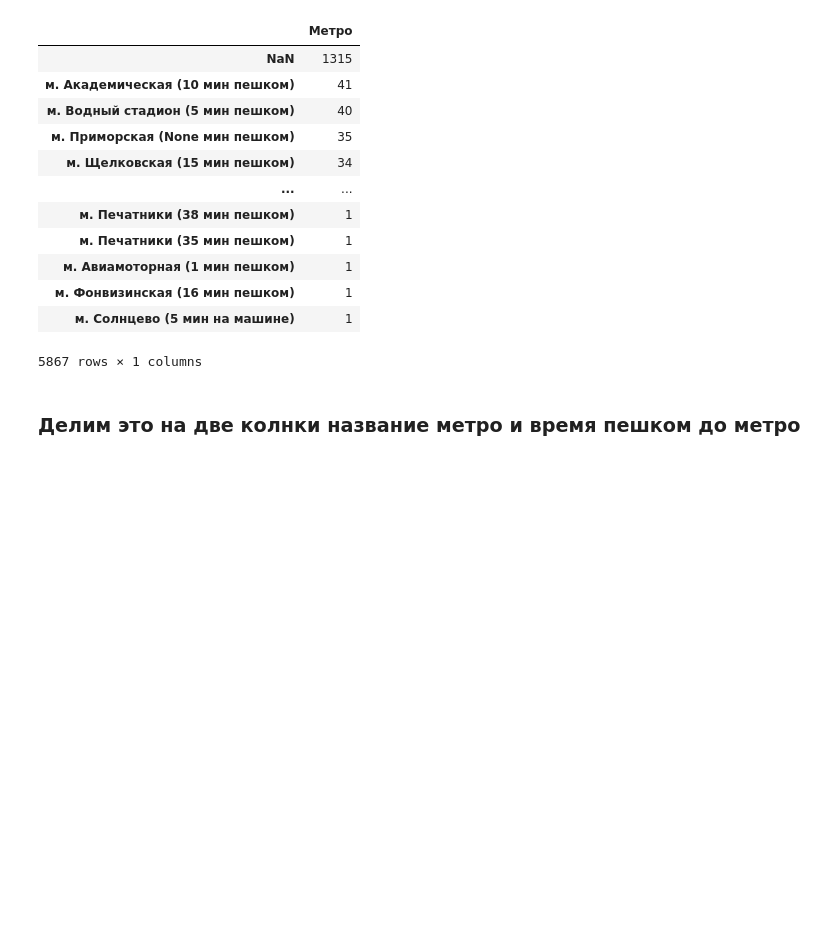
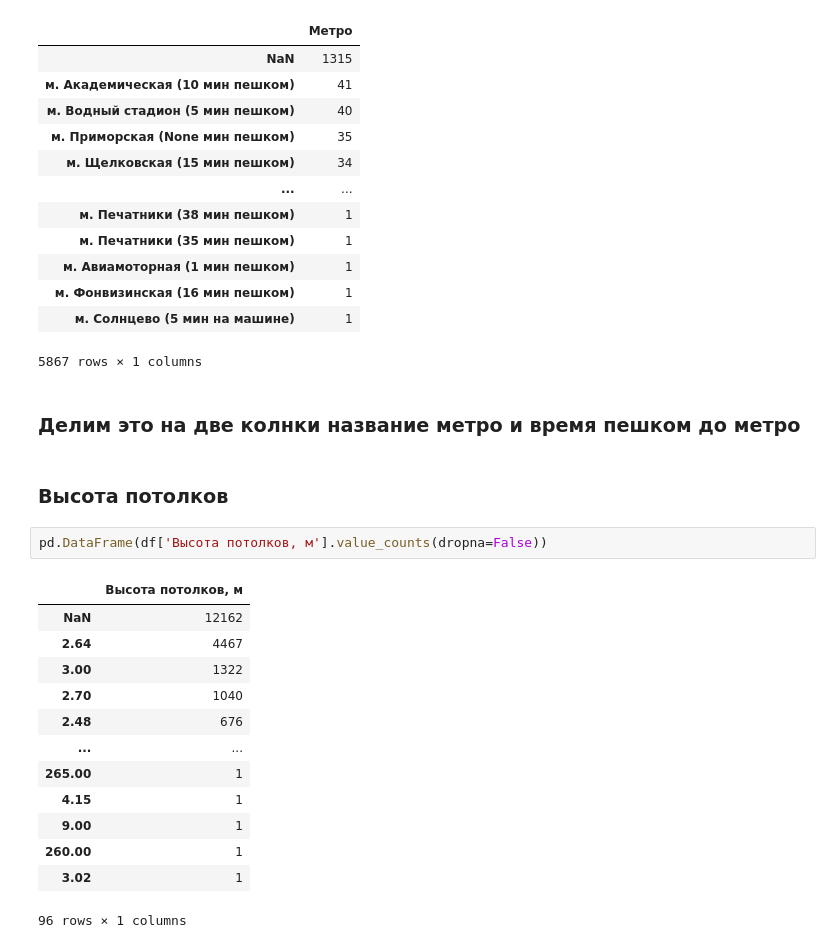
Before and after one commit to sunny-annie/Streamlit_rent_real_estate, a Jupyter notebook: EDA.ipynb, the cells around one changed output. Drawn from its saved outputs; the diff is of its cells as text; blank space fills up the shorter version.

```diff
--- a/EDA.ipynb
+++ b/EDA.ipynb
@@ -375,3 +375,21 @@ pd.DataFrame(df['Метро'].value_counts(dropna=False))
 5867 rows × 1 columns
 # %% [markdown]
 ### Делим это на две колнки название метро и время пешком до метро
+# %% [markdown]
+### Высота потолков
+# %%
+pd.DataFrame(df['Высота потолков, м'].value_counts(dropna=False))
+# %% [output]
+|  | Высота потолков, м |
+| NaN | 12162 |
+| 2.64 | 4467 |
+| 3.00 | 1322 |
+| 2.70 | 1040 |
+| 2.48 | 676 |
+| ... | ... |
+| 265.00 | 1 |
+| 4.15 | 1 |
+| 9.00 | 1 |
+| 260.00 | 1 |
+| 3.02 | 1 |
+96 rows × 1 columns
```
Also changed, not shown: parts of 4 cells of this notebook.
